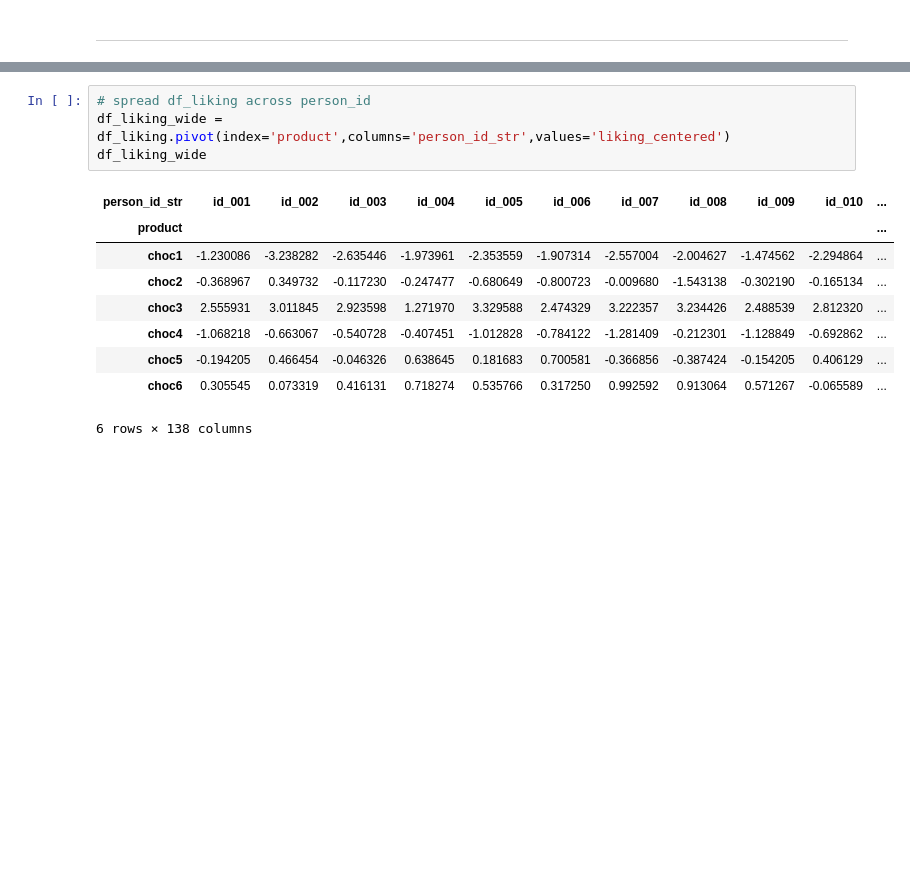
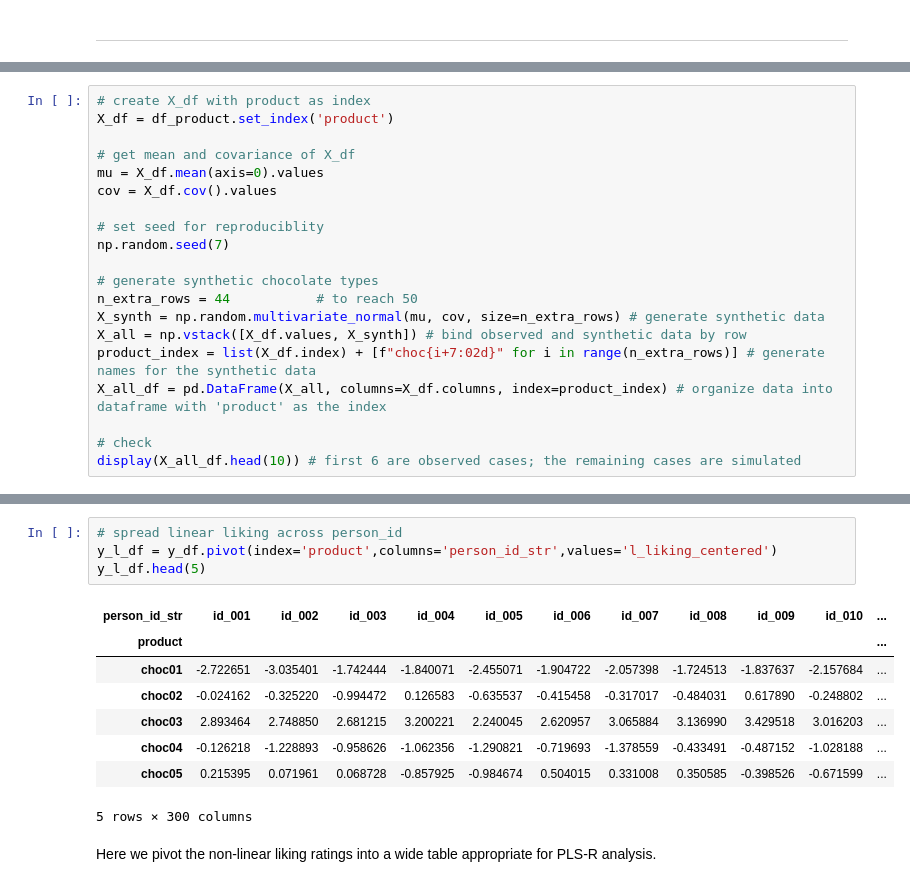
Before and after one commit to bpgodsil/chocolate_preference_mapping, a Jupyter notebook: notebooks/Chocolate_EPM_Project.ipynb, the cells around one changed output, grey strips where cells are left out. Saved outputs shown, nothing was run; the diff lists cells and outputs as text; blank space fills up the shorter version.

```diff
--- a/notebooks/Chocolate_EPM_Project.ipynb
+++ b/notebooks/Chocolate_EPM_Project.ipynb
@@ -159,0 +109,20 @@ df_liking
+# %%
+# create X_df with product as index
+X_df = df_product.set_index('product')
+
+# get mean and covariance of X_df
+mu = X_df.mean(axis=0).values
+cov = X_df.cov().values
+
+# set seed for reproduciblity
+np.random.seed(7)
+
+# generate synthetic chocolate types
+n_extra_rows = 44           # to reach 50
+X_synth = np.random.multivariate_normal(mu, cov, size=n_extra_rows) # generate synthetic data
+X_all = np.vstack([X_df.values, X_synth]) # bind observed and synthetic data by row
+product_index = list(X_df.index) + [f"choc{i+7:02d}" for i in range(n_extra_rows)] # generate names for the synthetic data
+X_all_df = pd.DataFrame(X_all, columns=X_df.columns, index=product_index) # organize data into dataframe with 'product' as the index
+
+# check
+display(X_all_df.head(10)) # first 6 are observed cases; the remaining cases are simulated
@@ -181,14 +258,15 @@ plt.show()
 # %%
-# spread df_liking across person_id
-df_liking_wide = df_liking.pivot(index='product',columns='person_id_str',values='liking_centered')
-df_liking_wide
+# spread linear liking across person_id
+y_l_df = y_df.pivot(index='product',columns='person_id_str',values='l_liking_centered')
+y_l_df.head(5)
 # %% [output]
 | person_id_str | id_001 | id_002 | id_003 | id_004 | id_005 | id_006 | id_007 | id_008 | id_009 | id_010 | ... |
 | product |  |  |  |  |  |  |  |  |  |  | ... |
-| choc1 | -1.230086 | -3.238282 | -2.635446 | -1.973961 | -2.353559 | -1.907314 | -2.557004 | -2.004627 | -1.474562 | -2.294864 | ... |
-| choc2 | -0.368967 | 0.349732 | -0.117230 | -0.247477 | -0.680649 | -0.800723 | -0.009680 | -1.543138 | -0.302190 | -0.165134 | ... |
-| choc3 | 2.555931 | 3.011845 | 2.923598 | 1.271970 | 3.329588 | 2.474329 | 3.222357 | 3.234426 | 2.488539 | 2.812320 | ... |
-| choc4 | -1.068218 | -0.663067 | -0.540728 | -0.407451 | -1.012828 | -0.784122 | -1.281409 | -0.212301 | -1.128849 | -0.692862 | ... |
-| choc5 | -0.194205 | 0.466454 | -0.046326 | 0.638645 | 0.181683 | 0.700581 | -0.366856 | -0.387424 | -0.154205 | 0.406129 | ... |
-| choc6 | 0.305545 | 0.073319 | 0.416131 | 0.718274 | 0.535766 | 0.317250 | 0.992592 | 0.913064 | 0.571267 | -0.065589 | ... |
+| choc01 | -2.722651 | -3.035401 | -1.742444 | -1.840071 | -2.455071 | -1.904722 | -2.057398 | -1.724513 | -1.837637 | -2.157684 | ... |
+| choc02 | -0.024162 | -0.325220 | -0.994472 | 0.126583 | -0.635537 | -0.415458 | -0.317017 | -0.484031 | 0.617890 | -0.248802 | ... |
+| choc03 | 2.893464 | 2.748850 | 2.681215 | 3.200221 | 2.240045 | 2.620957 | 3.065884 | 3.136990 | 3.429518 | 3.016203 | ... |
+| choc04 | -0.126218 | -1.228893 | -0.958626 | -1.062356 | -1.290821 | -0.719693 | -1.378559 | -0.433491 | -0.487152 | -1.028188 | ... |
+| choc05 | 0.215395 | 0.071961 | 0.068728 | -0.857925 | -0.984674 | 0.504015 | 0.331008 | 0.350585 | -0.398526 | -0.671599 | ... |
-6 rows × 138 columns
+5 rows × 300 columns
+# %% [markdown]
+Here we pivot the non-linear liking ratings into a wide table appropriate for PLS-R analysis.
```
Also changed, not shown: parts of 31 cells of this notebook, 3 other files.
